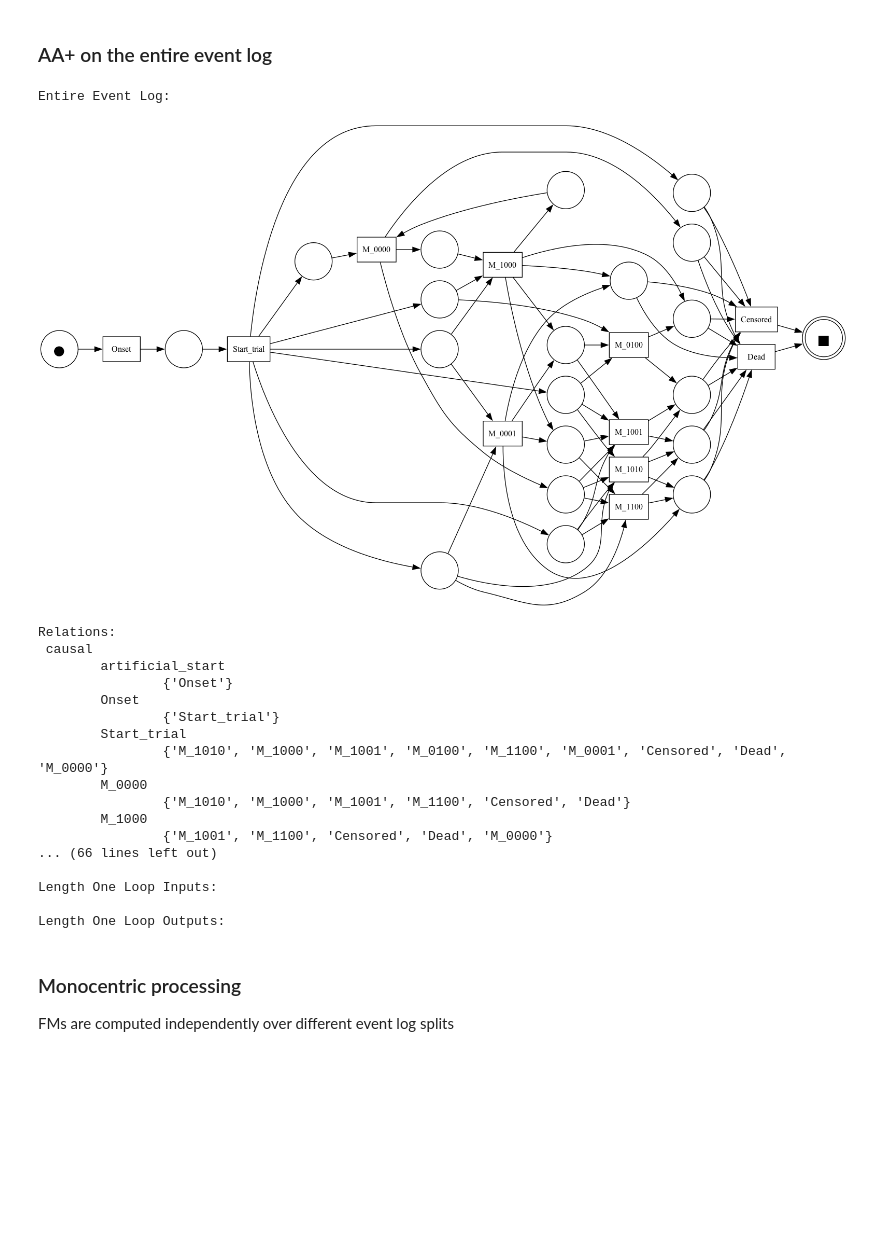
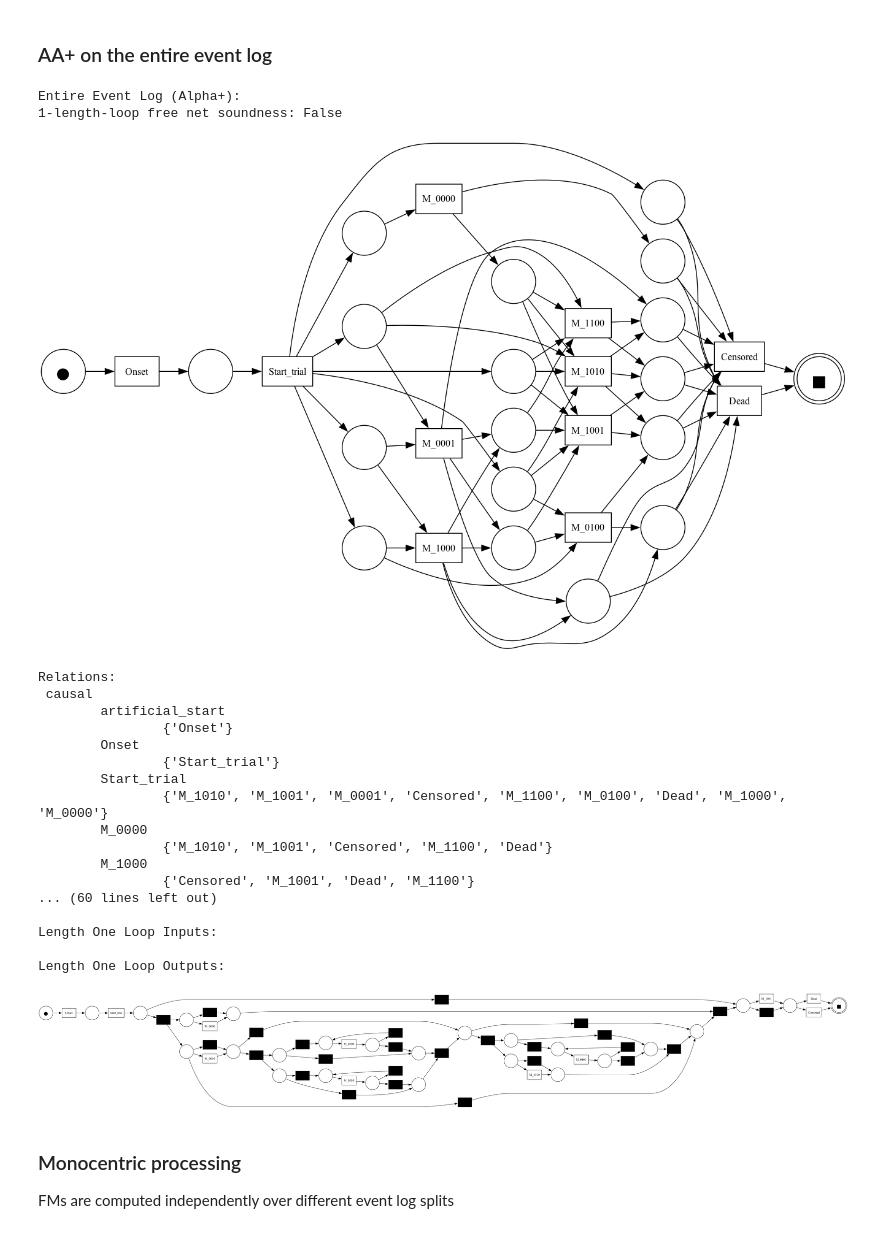
Before and after one commit to leonucciarelli/pm4py_fed_alphap, a Jupyter notebook: FedAlphaNotebook.ipynb, the cells around one changed output. Cells and saved outputs as stored; diff of their text form; code cells hidden in the pictures; blank space fills up the shorter version.

```diff
--- a/FedAlphaNotebook.ipynb
+++ b/FedAlphaNotebook.ipynb
@@ -53,11 +56,12 @@ for path_split in df_path_list:
 # %% [markdown]
 ### AA+ on the entire event log
 # %%
-print('\nEntire Event Log:')
+print('\nEntire Event Log (Alpha+):')
 net_tot, initial_marking_tot, final_marking_tot, footprint_matrix_tot, loop_one_list_tot, oneL_inputs_tot, oneL_outputs_tot = apply_monocentric(event_log_tot)
 # %% [output]
-Entire Event Log:
+Entire Event Log (Alpha+):
+1-length-loop free net soundness: False
-[figure, old version]
+[figure, new version]
 Relations:
  causal
         artificial_start
@@ -65,16 +69,21 @@ Relations:
         Onset
                 {'Start_trial'}
         Start_trial
-                {'M_1010', 'M_1000', 'M_1001', 'M_0100', 'M_1100', 'M_0001', 'Censored', 'Dead', 'M_0000'}
+                {'M_1010', 'M_1001', 'M_0001', 'Censored', 'M_1100', 'M_0100', 'Dead', 'M_1000', 'M_0000'}
         M_0000
-                {'M_1010', 'M_1000', 'M_1001', 'M_1100', 'Censored', 'Dead'}
+                {'M_1010', 'M_1001', 'Censored', 'M_1100', 'Dead'}
         M_1000
-                {'M_1001', 'M_1100', 'Censored', 'Dead', 'M_0000'}
-... (66 lines left out)
+                {'Censored', 'M_1001', 'Dead', 'M_1100'}
+... (60 lines left out)
 
 Length One Loop Inputs:
 
 Length One Loop Outputs:
+# %%
+net_ind, initial_marking_ind, final_marking_ind = pm4py.discover_petri_net_inductive(event_log_tot)
+pm4py.view_petri_net(net_ind, initial_marking_ind, final_marking_ind)
+# %% [output]
+[figure, added]
 # %% [markdown]
 ### Monocentric processing
 FMs are computed independently over different event log splits
```
Also changed, not shown: parts of 8 cells of this notebook, 2 other files.
